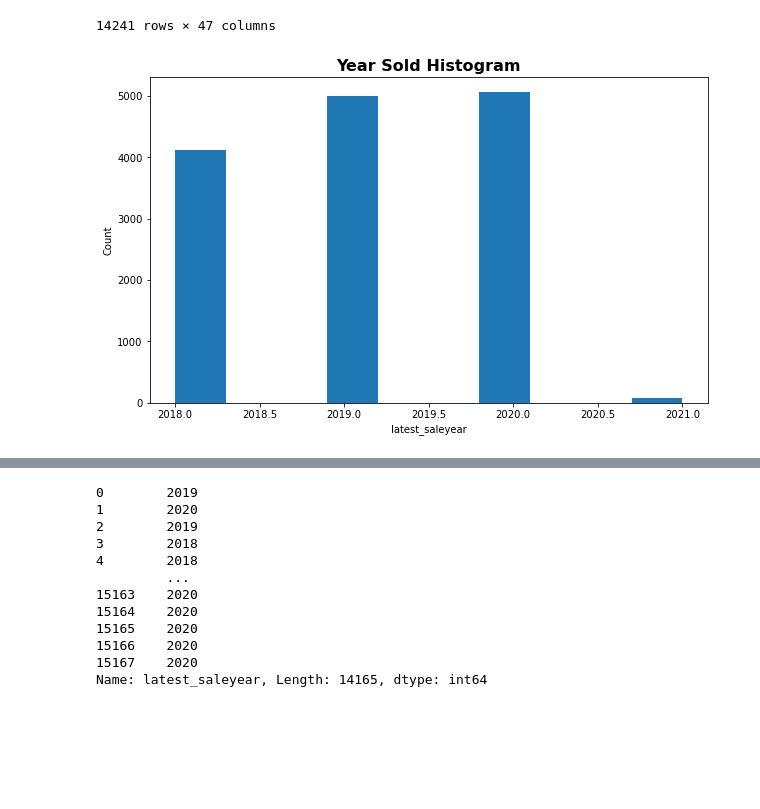
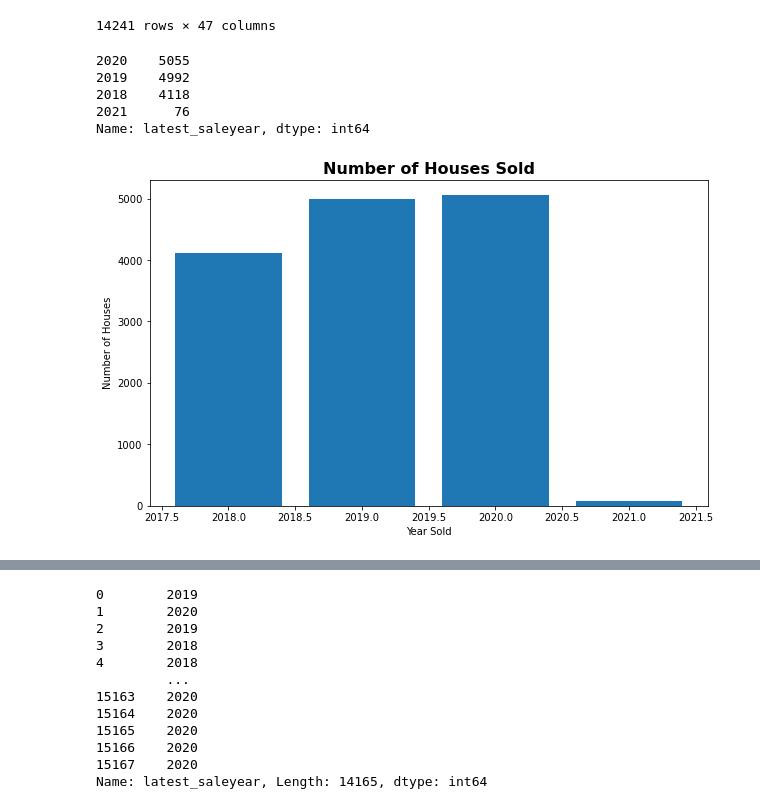
Before and after one commit to jonarnold3065/SMU_Project-1, a Jupyter notebook: Thi_work/project_thi.ipynb, the cells around one changed output, grey strips where cells are left out. Saved outputs shown, nothing was run; the diff lists cells and outputs as text; code cells hidden in the pictures; blank space fills up the shorter version.

```diff
--- a/Thi_work/project_thi.ipynb
+++ b/Thi_work/project_thi.ipynb
@@ -103,17 +144,25 @@ mask1
 | 15168 | 29473281 | austin | 2206 S 3rd St | 78704 | Original bungalow with a modern a... | 30.244835 | -97.761124 | 1.98 | ... |
 | 15170 | 29390174 | austin | 3110 E 12th St | 78702 | 3110 E 12th St, Austin, TX 78702 ... | 30.276930 | -97.701523 | 1.98 | ... |
 14241 rows × 47 columns
+# %%
+year_sold= mask1.latest_saleyear.value_counts()
+year_sold
+# %% [output]
+2020    5055
+2019    4992
+2018    4118
+2021      76
+Name: latest_saleyear, dtype: int64
 # %%
-# build a histogram for year sold
-
+# making a bar graph for the types of home
 plt.figure(figsize= (10,6))
-plt.hist(mask1.latest_saleyear)
-plt.ylabel('Count')
-plt.xlabel("latest_saleyear")
-plt.title("Year Sold Histogram", fontweight="bold", fontsize=16)
+plt.bar(year_sold.index ,(year_sold.values))
+plt.ylabel('Number of Houses')
+plt.xlabel("Year Sold")
+plt.title("Number of Houses Sold", fontweight="bold", fontsize=16)
 plt.show()
 # %% [output]
-[figure, old version]
+[figure, new version]
 # %%
 # based on the shape of the histogram for the year the house was sold, we have the least data from 2021.
 # Since 2021 has not been completed, this is our limitation for the incomplete data for 2021. We will remove 2021.
```
Also changed, not shown: parts of 69 cells of this notebook, 4 other files.
